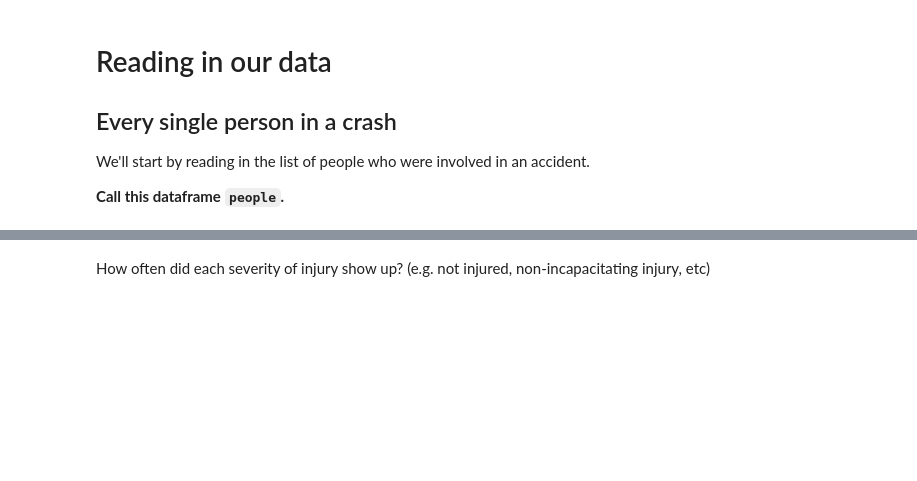
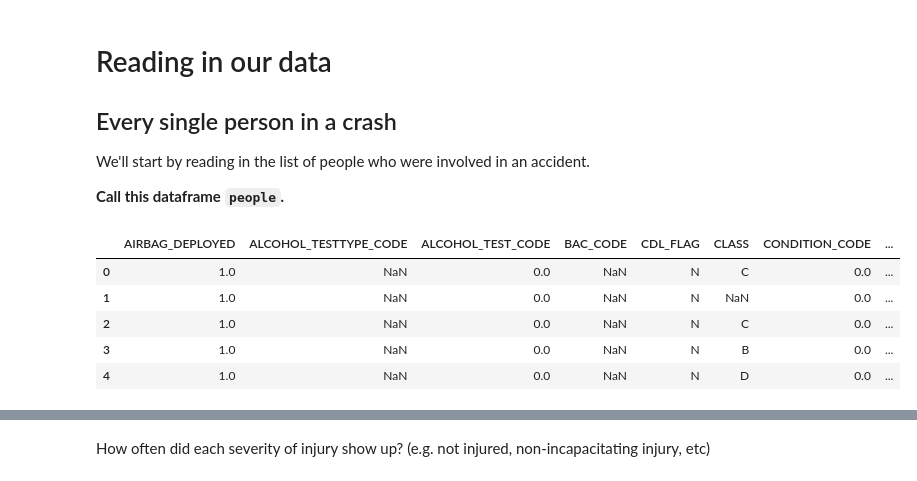
Before and after one commit to domhnallog/class_col_algorithms, a Jupyter notebook: 07-homework/07-homework-car-crashes-odonnchadha.ipynb, the cells around one changed output, grey strips where cells are left out. Saved outputs shown, nothing was run; the diff lists cells and outputs as text; code cells hidden in the pictures; blank space fills up the shorter version.

```diff
--- a/07-homework/07-homework-car-crashes-odonnchadha.ipynb
+++ b/07-homework/07-homework-car-crashes-odonnchadha.ipynb
@@ -18,3 +22,13 @@ pd.set_option("display.max_colwidth", 200)
 We'll start by reading in the list of people who were involved in an accident.
 
 **Call this dataframe `people`.**
+# %%
+people_df = pd.read_csv('sources/combined-person-data.csv', dtype=str)
+people_df.head()
+# %% [output]
+|  | AIRBAG_DEPLOYED | ALCOHOL_TESTTYPE_CODE | ALCOHOL_TEST_CODE | BAC_CODE | CDL_FLAG | CLASS | CONDITION_CODE | ... |
+| 0 | 1.0 | NaN | 0.0 | NaN | N | C | 0.0 | ... |
+| 1 | 1.0 | NaN | 0.0 | NaN | N | NaN | 0.0 | ... |
+| 2 | 1.0 | NaN | 0.0 | NaN | N | C | 0.0 | ... |
+| 3 | 1.0 | NaN | 0.0 | NaN | N | B | 0.0 | ... |
+| 4 | 1.0 | NaN | 0.0 | NaN | N | D | 0.0 | ... |
```
Also changed, not shown: parts of 48 cells of this notebook, 4 other files.
